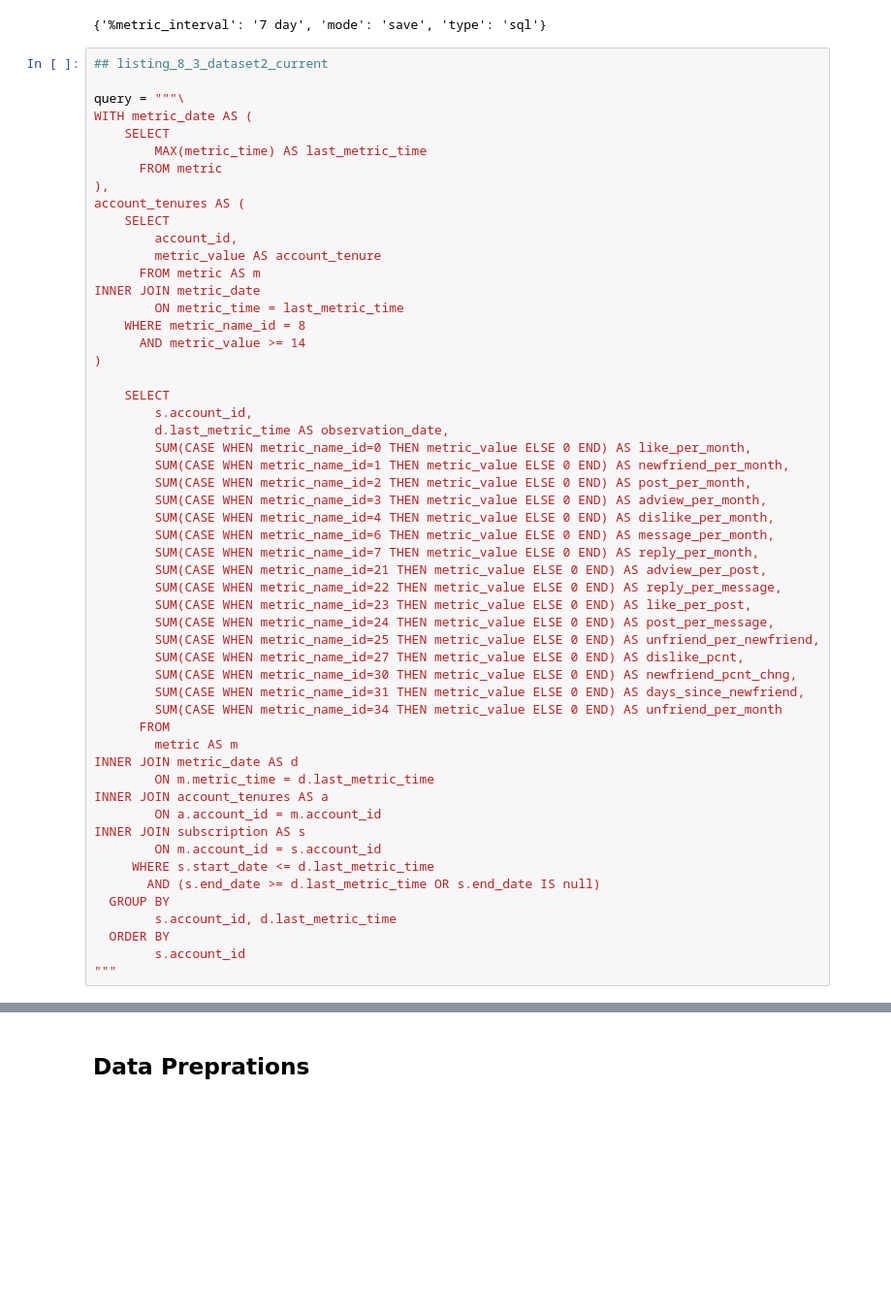
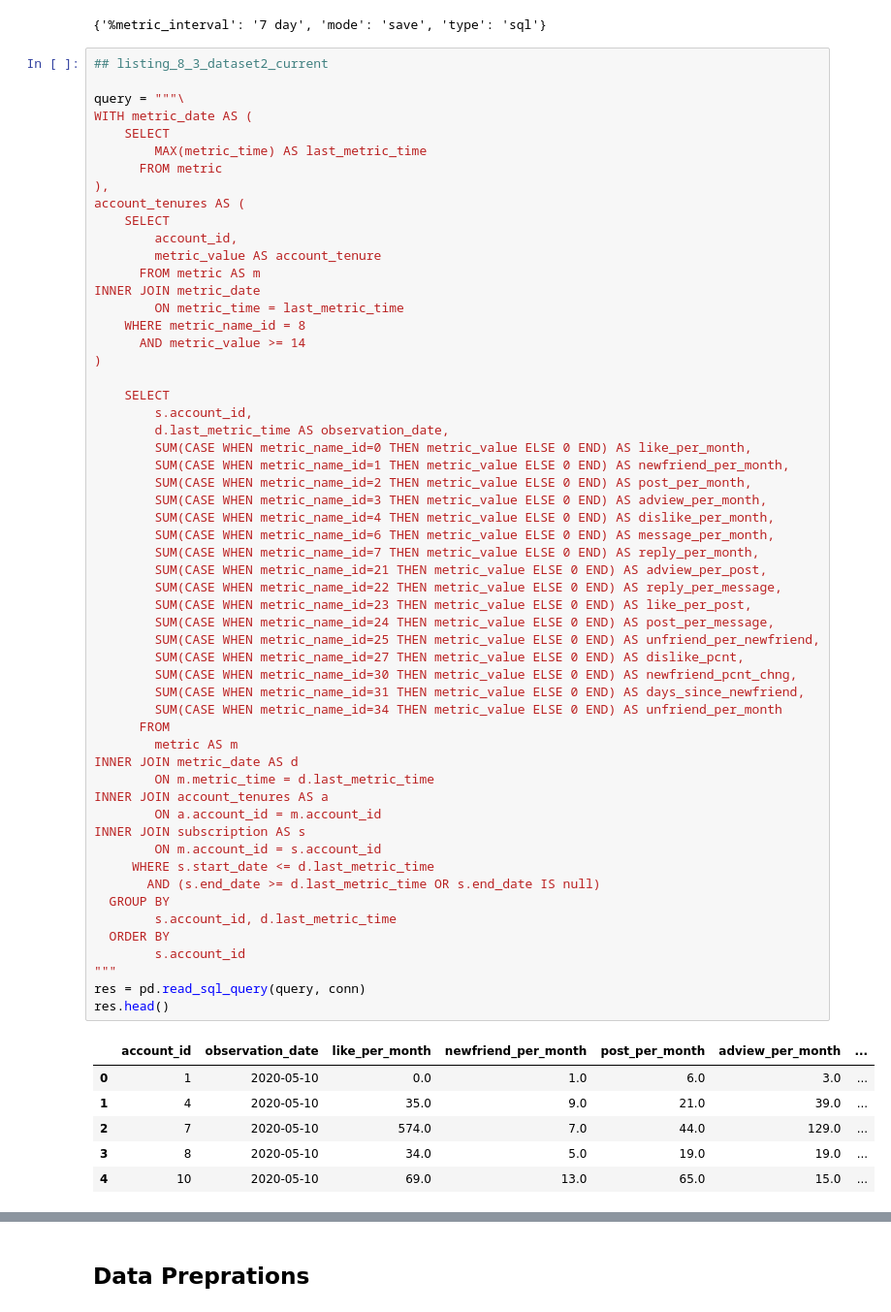
Before and after one commit to davilayang/fight-churn, a Jupyter notebook: notebooks/08-prediction.ipynb, the cells around one changed output, grey strips where cells are left out. Shown: that part at 97% size. Drawn from its saved outputs; the diff is of its cells as text; blank space fills up the shorter version.

```diff
--- a/notebooks/08-prediction.ipynb
+++ b/notebooks/08-prediction.ipynb
@@ -183,30 +183,39 @@ INNER JOIN metric_date
         SUM(CASE WHEN metric_name_id=1 THEN metric_value ELSE 0 END) AS newfriend_per_month,
         SUM(CASE WHEN metric_name_id=2 THEN metric_value ELSE 0 END) AS post_per_month,
         SUM(CASE WHEN metric_name_id=3 THEN metric_value ELSE 0 END) AS adview_per_month,
         SUM(CASE WHEN metric_name_id=4 THEN metric_value ELSE 0 END) AS dislike_per_month,
         SUM(CASE WHEN metric_name_id=6 THEN metric_value ELSE 0 END) AS message_per_month,
         SUM(CASE WHEN metric_name_id=7 THEN metric_value ELSE 0 END) AS reply_per_month,
         SUM(CASE WHEN metric_name_id=21 THEN metric_value ELSE 0 END) AS adview_per_post,
         SUM(CASE WHEN metric_name_id=22 THEN metric_value ELSE 0 END) AS reply_per_message,
         SUM(CASE WHEN metric_name_id=23 THEN metric_value ELSE 0 END) AS like_per_post,
         SUM(CASE WHEN metric_name_id=24 THEN metric_value ELSE 0 END) AS post_per_message,
         SUM(CASE WHEN metric_name_id=25 THEN metric_value ELSE 0 END) AS unfriend_per_newfriend,
         SUM(CASE WHEN metric_name_id=27 THEN metric_value ELSE 0 END) AS dislike_pcnt,
         SUM(CASE WHEN metric_name_id=30 THEN metric_value ELSE 0 END) AS newfriend_pcnt_chng,
         SUM(CASE WHEN metric_name_id=31 THEN metric_value ELSE 0 END) AS days_since_newfriend,
         SUM(CASE WHEN metric_name_id=34 THEN metric_value ELSE 0 END) AS unfriend_per_month
       FROM
         metric AS m
 INNER JOIN metric_date AS d
         ON m.metric_time = d.last_metric_time
 INNER JOIN account_tenures AS a
         ON a.account_id = m.account_id
 INNER JOIN subscription AS s
         ON m.account_id = s.account_id
      WHERE s.start_date <= d.last_metric_time
        AND (s.end_date >= d.last_metric_time OR s.end_date IS null)
   GROUP BY
         s.account_id, d.last_metric_time
   ORDER BY
         s.account_id
 """
+res = pd.read_sql_query(query, conn)
+res.head()
+# %% [output]
+|  | account_id | observation_date | like_per_month | newfriend_per_month | post_per_month | adview_per_month | ... |
+| 0 | 1 | 2020-05-10 | 0.0 | 1.0 | 6.0 | 3.0 | ... |
+| 1 | 4 | 2020-05-10 | 35.0 | 9.0 | 21.0 | 39.0 | ... |
+| 2 | 7 | 2020-05-10 | 574.0 | 7.0 | 44.0 | 129.0 | ... |
+| 3 | 8 | 2020-05-10 | 34.0 | 5.0 | 19.0 | 19.0 | ... |
+| 4 | 10 | 2020-05-10 | 69.0 | 13.0 | 65.0 | 15.0 | ... |
```
Also changed, not shown: parts of 33 cells of this notebook, 1 other file.
